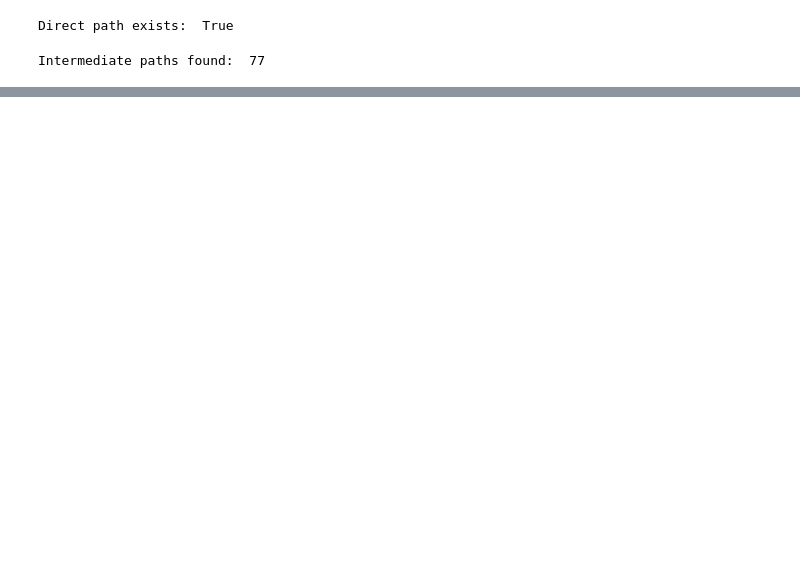
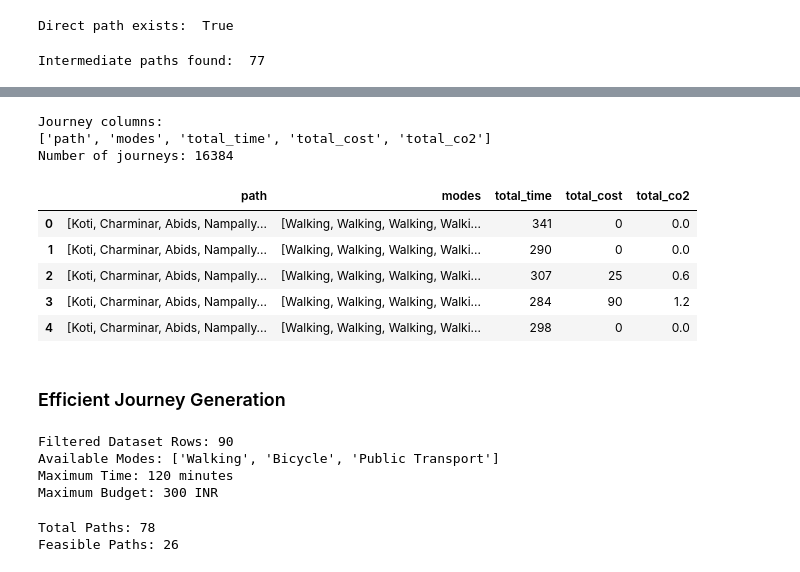
Before and after one commit to thanmai-09/ai-sustainable-multimodal-route-planner, a Jupyter notebook: sustainable_multimodal_route_planner.ipynb, the cells around one changed output, grey strips where cells are left out. Drawn from its saved outputs; the diff is of its cells as text; code cells hidden in the pictures; blank space fills up the shorter version.

```diff
--- a/sustainable_multimodal_route_planner.ipynb
+++ b/sustainable_multimodal_route_planner.ipynb
@@ -324,0 +615,21 @@ Intermediate paths found:  77
+# %%
+### Confirming Generated Journey Structure
+
+print("Journey columns:")
+print(journeys.columns.tolist())
+
+print("Number of journeys:", len(journeys))
+
+journeys.head()
+# %% [output]
+Journey columns:
+['path', 'modes', 'total_time', 'total_cost', 'total_co2']
+Number of journeys: 16384
+|  | path | modes | total_time | total_cost | total_co2 |
+| 0 | [Koti, Charminar, Abids, Nampally... | [Walking, Walking, Walking, Walki... | 341 | 0 | 0.0 |
+| 1 | [Koti, Charminar, Abids, Nampally... | [Walking, Walking, Walking, Walki... | 290 | 0 | 0.0 |
+| 2 | [Koti, Charminar, Abids, Nampally... | [Walking, Walking, Walking, Walki... | 307 | 25 | 0.6 |
+| 3 | [Koti, Charminar, Abids, Nampally... | [Walking, Walking, Walking, Walki... | 284 | 90 | 1.2 |
+| 4 | [Koti, Charminar, Abids, Nampally... | [Walking, Walking, Walking, Walki... | 298 | 0 | 0.0 |
+# %% [markdown]
+### Efficient Journey Generation
@@ -324,0 +836,42 @@ Intermediate paths found:  77
+# %%
+### Testing the Optimized Journey Generation
+
+test_available_modes = [
+    "Walking",
+    "Bicycle",
+    "Public Transport"
+]
+
+test_max_time = 120
+test_max_budget = 300
+
+filtered_test_df = filter_by_modes(
+    df,
+    test_available_modes
+)
+
+print("Filtered Dataset Rows:", len(filtered_test_df))
+print("Available Modes:", test_available_modes)
+print("Maximum Time:", test_max_time, "minutes")
+print("Maximum Budget:", test_max_budget, "INR")
+# %% [output]
+Filtered Dataset Rows: 90
+Available Modes: ['Walking', 'Bicycle', 'Public Transport']
+Maximum Time: 120 minutes
+Maximum Budget: 300 INR
+# %%
+#### Creating Feasible Paths
+
+feasible_paths = process_feasible_paths(
+    paths,
+    df,
+    test_available_modes,
+    test_max_time,
+    test_max_budget
+)
+
+print("Total Paths:", len(paths))
+print("Feasible Paths:", len(feasible_paths))
+# %% [output]
+Total Paths: 78
+Feasible Paths: 26
```
Also changed, not shown: parts of 28 cells of this notebook.
